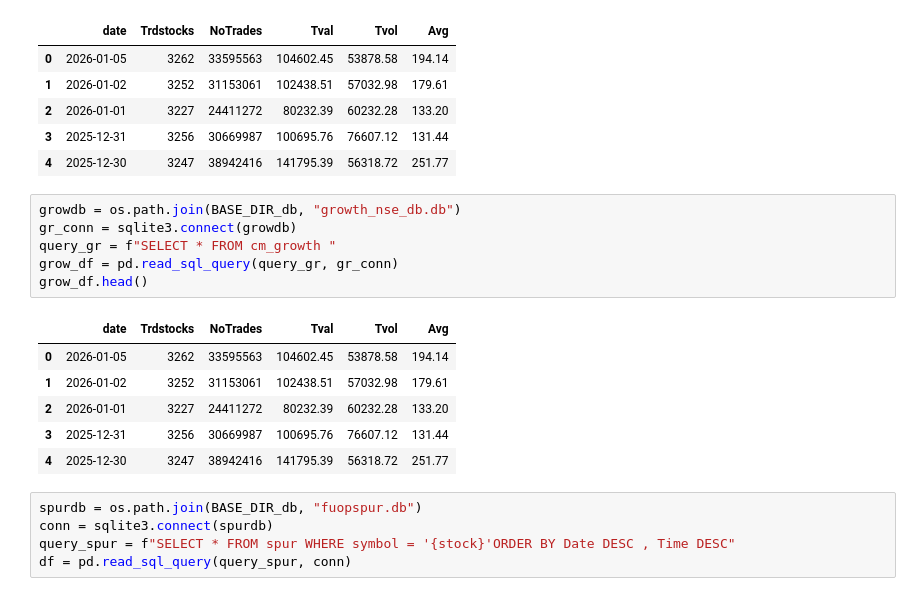
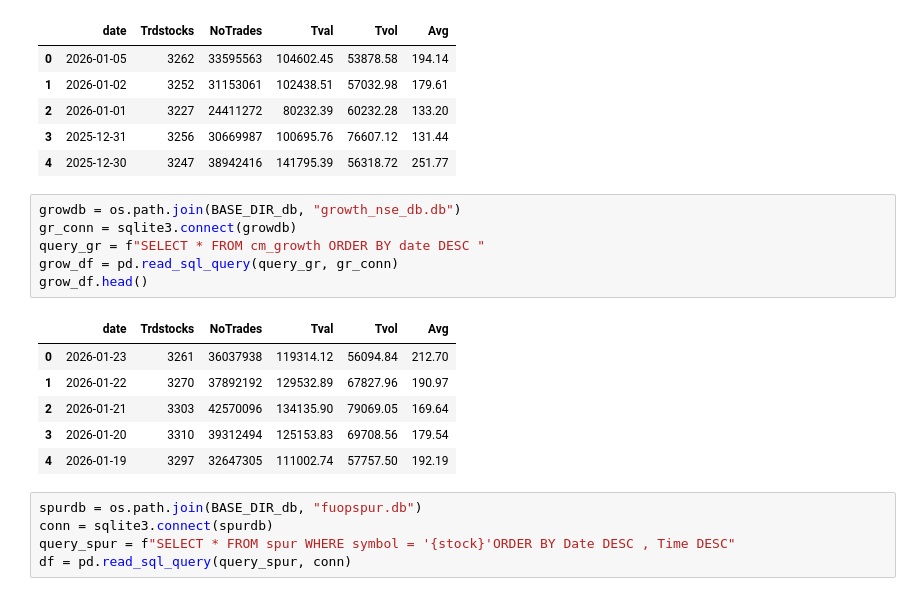
Before and after one commit to shailsun28/stockshortlisting, a Jupyter notebook: fnoLiveData.ipynb, the cells around one changed output. Saved outputs shown, nothing was run; the diff lists cells and outputs as text.

```diff
--- a/fnoLiveData.ipynb
+++ b/fnoLiveData.ipynb
@@ -30,16 +30,16 @@ grow_df.head()
 # %%
 growdb = os.path.join(BASE_DIR_db, "growth_nse_db.db")
 gr_conn = sqlite3.connect(growdb)
-query_gr = f"SELECT * FROM cm_growth "
+query_gr = f"SELECT * FROM cm_growth ORDER BY date DESC "
 grow_df = pd.read_sql_query(query_gr, gr_conn)
 grow_df.head()
 # %% [output]
 |  | date | Trdstocks | NoTrades | Tval | Tvol | Avg |
-| 0 | 2026-01-05 | 3262 | 33595563 | 104602.45 | 53878.58 | 194.14 |
-| 1 | 2026-01-02 | 3252 | 31153061 | 102438.51 | 57032.98 | 179.61 |
-| 2 | 2026-01-01 | 3227 | 24411272 | 80232.39 | 60232.28 | 133.20 |
-| 3 | 2025-12-31 | 3256 | 30669987 | 100695.76 | 76607.12 | 131.44 |
-| 4 | 2025-12-30 | 3247 | 38942416 | 141795.39 | 56318.72 | 251.77 |
+| 0 | 2026-01-23 | 3261 | 36037938 | 119314.12 | 56094.84 | 212.70 |
+| 1 | 2026-01-22 | 3270 | 37892192 | 129532.89 | 67827.96 | 190.97 |
+| 2 | 2026-01-21 | 3303 | 42570096 | 134135.90 | 79069.05 | 169.64 |
+| 3 | 2026-01-20 | 3310 | 39312494 | 125153.83 | 69708.56 | 179.54 |
+| 4 | 2026-01-19 | 3297 | 32647305 | 111002.74 | 57757.50 | 192.19 |
 # %%
 spurdb = os.path.join(BASE_DIR_db, "fuopspur.db")
 conn = sqlite3.connect(spurdb)
```
Also changed, not shown: 1 other file.
